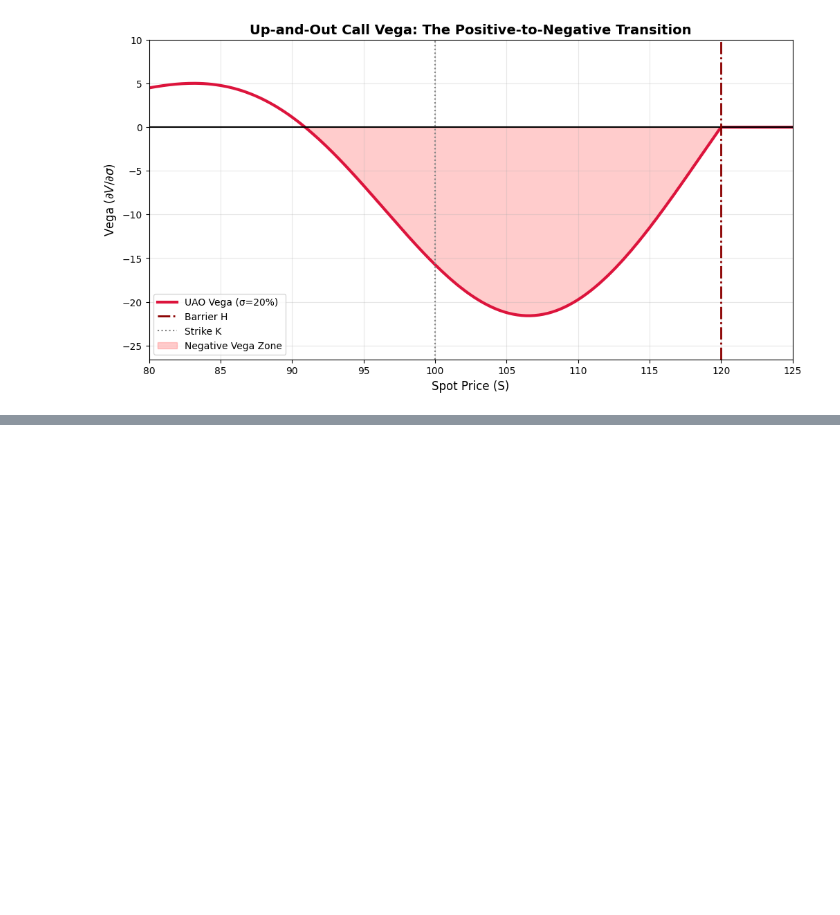
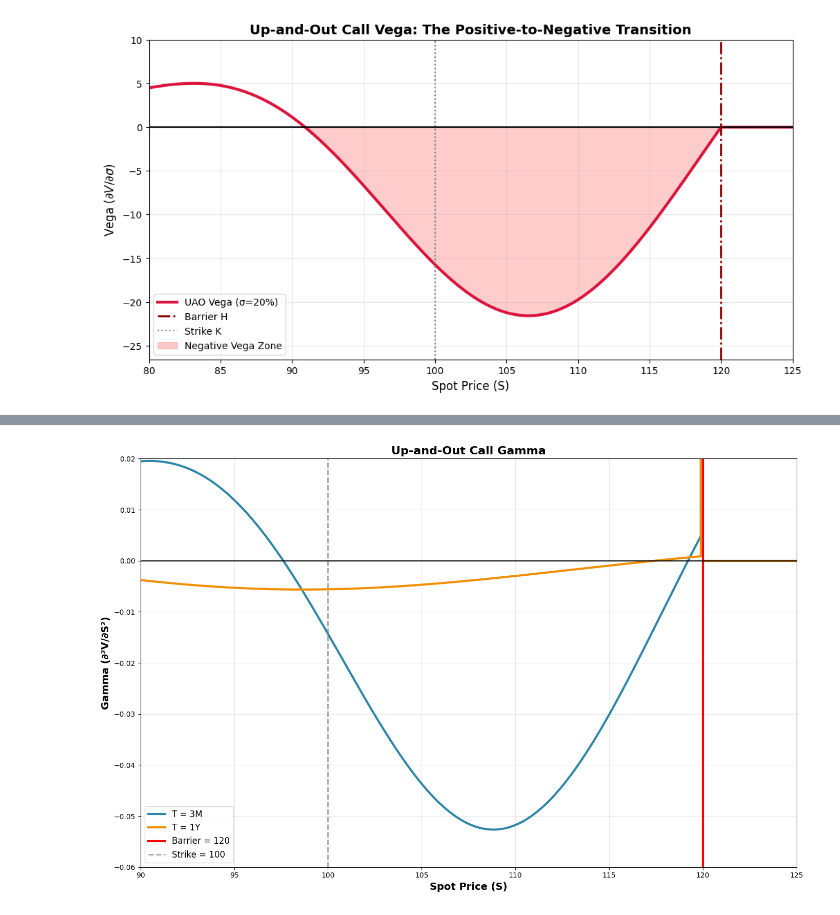
Before and after one commit to Mathis-14/Option_Pricing, a Jupyter notebook: exotics/barrier_options.ipynb, the cells around one changed output, grey strips where cells are left out. Drawn from its saved outputs; the diff is of its cells as text; code cells hidden in the pictures; blank space fills up the shorter version.

```diff
--- a/exotics/barrier_options.ipynb
+++ b/exotics/barrier_options.ipynb
@@ -298,0 +412,91 @@ plt.show()
+# %%
+
+# ==========================================
+# # 1. HELPER FUNCTIONS
+# ==========================================
+
+def gamma_up_out_call(S, K, H, T, r, q, sigma):
+    """
+    Calculates Gamma using finite differences of Delta.
+    Gamma = (Delta(S+h) - Delta(S-h)) / (2h)
+    Note: Requires 'delta_up_out_call' to be defined in a previous cell.
+    """
+    h = 0.1 # Step size for num diff
+    delta_plus = delta_up_out_call(S + h, K, H, T, r, q, sigma)
+    delta_minus = delta_up_out_call(S - h, K, H, T, r, q, sigma)
+    return (delta_plus - delta_minus) / (2 * h)
+
+# ==========================================
+# 2. PARAMETERS & GRID SETUP
+# ==========================================
+
+K = 100     # Strike Price
+H = 120     # Barrier Price
+r = 0.05    # Risk-free Rate
+q = 0.02    # Dividend Yield
+sigma = 0.20 # Volatility
+
+# Create Spot Price Grid (S)
+# We concatenate three ranges to ensure high resolution near the barrier
+# and to include the region AFTER the barrier (where Gamma is 0)
+S = np.concatenate([
+    np.linspace(80, 115, 700),      # Regular Grid
+    np.linspace(115, 119.9, 2000),  # Dense Grid near Barrier (Pre-knockout)
+    np.linspace(120.1, 130, 200)    # Post-Barrier Grid (Knocked-out)
+])
+
+# ==========================================
+# 3. CALCULATION
+# ==========================================
+
+gamma_3m = gamma_up_out_call(S, K, H, 0.25, r, q, sigma)
+gamma_1y = gamma_up_out_call(S, K, H, 1.0, r, q, sigma)
+
+# ==========================================
+# 4. PLOTTING
+# ==========================================
+
+fig, ax = plt.subplots(figsize=(14, 9))
+
+# -- Plotting Trick --
+# We mask the data to plot the "Active" region separately from the "Knocked-out"
+# region. This prevents matplotlib from drawing a vertical line connecting the
+# spike (infinity) to zero at the barrier.
+
+mask_active = S < H  # Option is alive
+mask_knocked = S > H # Option is dead (Gamma = 0)
+
+# Plot Active Region (S < H)
+ax.plot(S[mask_active], gamma_3m[mask_active], color='#2E86AB', lw=3, label='T = 3M')
+ax.plot(S[mask_active], gamma_1y[mask_active], color='#F18F01', lw=3, label='T = 1Y')
+
+# Plot Knocked-out Region (S > H) - ensuring we see the 0 line
+ax.plot(S[mask_knocked], gamma_3m[mask_knocked], color='#2E86AB', lw=3)
+ax.plot(S[mask_knocked], gamma_1y[mask_knocked], color='#F18F01', lw=3)
+
+# -- Styling --
+
+# Barrier Line (Red & Visible)
+ax.axvline(x=H, color='red', linestyle='-', lw=3, label=f'Barrier = {H}')
+
+# Strike Line & Zero Axis
+ax.axvline(x=K, color='gray', linestyle='--', lw=2, alpha=0.7, label=f'Strike = {K}')
+ax.axhline(y=0, color='black', lw=1.5)
+
+# Labels & Legend
+ax.set_xlabel('Spot Price (S)', fontsize=14, fontweight='bold')
+ax.set_ylabel('Gamma (∂²V/∂S²)', fontsize=14, fontweight='bold')
+ax.set_title('Up-and-Out Call Gamma', fontsize=16, fontweight='bold')
+ax.legend(loc='lower left', fontsize=12)
+ax.grid(alpha=0.3)
+
+# -- Zoom Settings --
+# Focus on the negative gamma region and the transition to zero
+ax.set_xlim(90, 125)
+ax.set_ylim(-0.06, 0.02)
+ax.set_yticks(np.arange(-0.06, 0.021, 0.01)) # Ticks every 0.01
+
+plt.tight_layout()
+plt.show()
+# %% [output]
+[figure, added]
```
Also changed, not shown: parts of 5 cells of this notebook.
